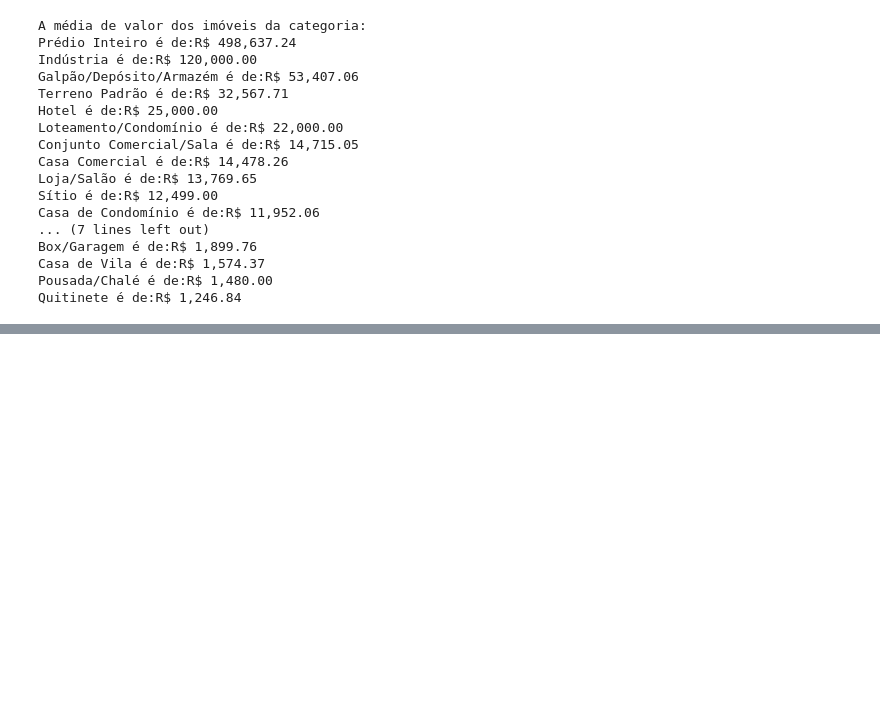
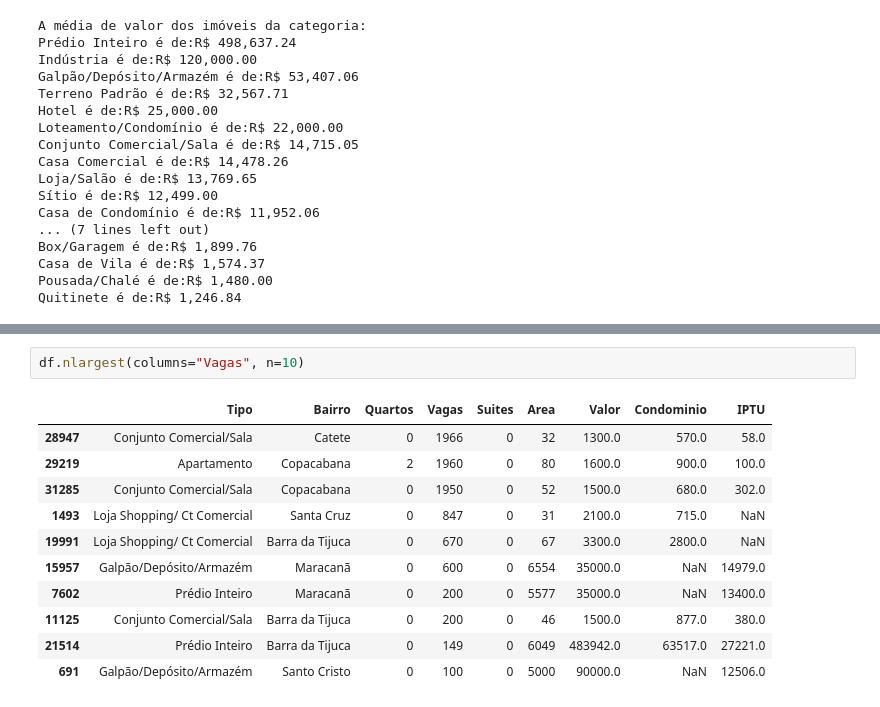
Before and after one commit to hevertonvalerio/geral, a Jupyter notebook: Projeto_Imobiliário.ipynb, the cells around one changed output, grey strips where cells are left out. Drawn from its saved outputs; the diff is of its cells as text; blank space fills up the shorter version.

```diff
--- a/Projeto_Imobiliário.ipynb
+++ b/Projeto_Imobiliário.ipynb
@@ -330,0 +499,14 @@ Quitinete é de:R$ 1,246.84
+# %%
+df.nlargest(columns="Vagas", n=10)
+# %% [output]
+|  | Tipo | Bairro | Quartos | Vagas | Suites | Area | Valor | Condominio | IPTU |
+| 28947 | Conjunto Comercial/Sala | Catete | 0 | 1966 | 0 | 32 | 1300.0 | 570.0 | 58.0 |
+| 29219 | Apartamento | Copacabana | 2 | 1960 | 0 | 80 | 1600.0 | 900.0 | 100.0 |
+| 31285 | Conjunto Comercial/Sala | Copacabana | 0 | 1950 | 0 | 52 | 1500.0 | 680.0 | 302.0 |
+| 1493 | Loja Shopping/ Ct Comercial | Santa Cruz | 0 | 847 | 0 | 31 | 2100.0 | 715.0 | NaN |
+| 19991 | Loja Shopping/ Ct Comercial | Barra da Tijuca | 0 | 670 | 0 | 67 | 3300.0 | 2800.0 | NaN |
+| 15957 | Galpão/Depósito/Armazém | Maracanã | 0 | 600 | 0 | 6554 | 35000.0 | NaN | 14979.0 |
+| 7602 | Prédio Inteiro | Maracanã | 0 | 200 | 0 | 5577 | 35000.0 | NaN | 13400.0 |
+| 11125 | Conjunto Comercial/Sala | Barra da Tijuca | 0 | 200 | 0 | 46 | 1500.0 | 877.0 | 380.0 |
+| 21514 | Prédio Inteiro | Barra da Tijuca | 0 | 149 | 0 | 6049 | 483942.0 | 63517.0 | 27221.0 |
+| 691 | Galpão/Depósito/Armazém | Santo Cristo | 0 | 100 | 0 | 5000 | 90000.0 | NaN | 12506.0 |
```
Also changed, not shown: parts of 17 cells of this notebook.
